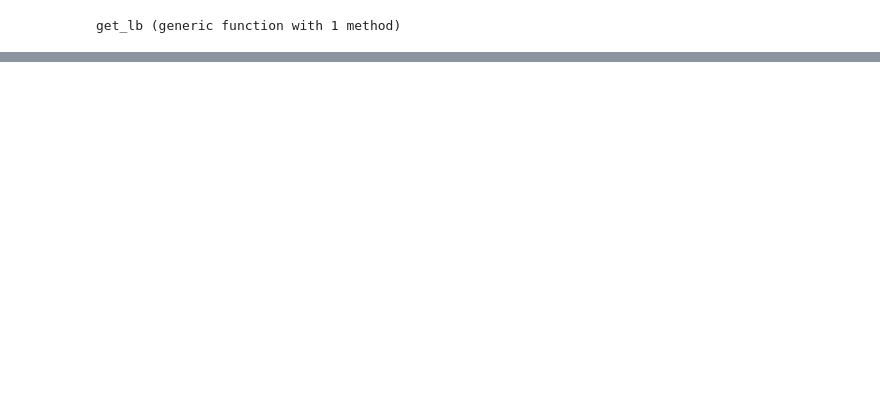
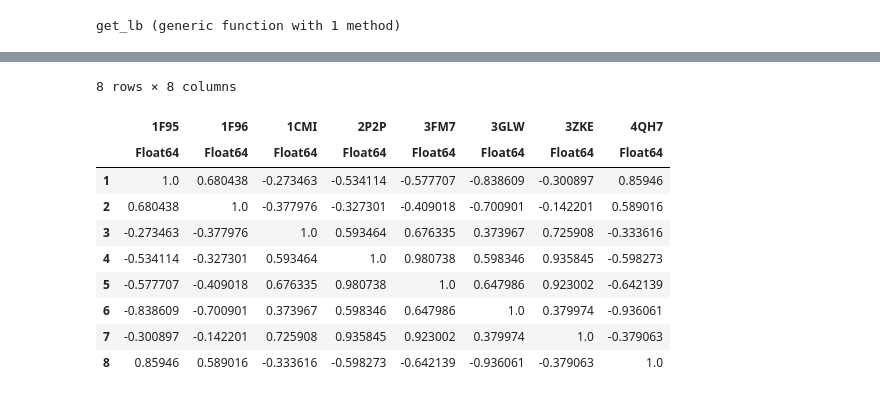
Before and after one commit to pgbarletta/old_dynein, a Jupyter notebook: src/wall_nma_lc8.ipynb, the cells around one changed output, grey strips where cells are left out. Drawn from its saved outputs; the diff is of its cells as text; code cells hidden in the pictures; blank space fills up the shorter version.

Commit message:
Data analyisis on both TcTex and LC8 new results.

```diff
--- a/src/wall_nma_lc8.ipynb
+++ b/src/wall_nma_lc8.ipynb
@@ -389,0 +392,16 @@ plot!(us_lb,
+# %%
+# IC 2PG1
+res_ic_lc8_c = collect(171:179)
+res_ic_lc8_d = collect(180:188)
+res_ic_lc8_2x_c = collect(171:177)
+res_ic_lc8_2x_d = collect(178:184)
+res_ic_lc8_4q_c = collect(167:175)
+res_ic_lc8_4q_d = collect(176:184)
+
+
+res_ic_lc8_c_3 = JUMD.triple(res_ic_lc8_c)
+res_ic_lc8_d_3 = JUMD.triple(res_ic_lc8_d)
+res_ic_lc8_2x_c_3 = JUMD.triple(res_ic_lc8_2x_c)
+res_ic_lc8_2x_d_3 = JUMD.triple(res_ic_lc8_2x_d)
+res_ic_lc8_4q_c_3 = JUMD.triple(res_ic_lc8_4q_c)
+res_ic_lc8_4q_d_3 = JUMD.triple(res_ic_lc8_4q_d)
@@ -389,0 +524,34 @@ plot!(us_lb,
+# %%
+i = 1
+v_15lb = modes_15lb[res_ic_lc8_c_3, i] ./ norm(modes_15lb[res_ic_lc8_c_3, i])
+v_16lb = modes_16lb[res_ic_lc8_c_3, i] ./ norm(modes_16lb[res_ic_lc8_c_3, i])
+v_1clb = modes_1clb[res_ic_lc8_c_3, i] ./ norm(modes_1clb[res_ic_lc8_c_3, i])
+v_2plb = modes_2plb[res_ic_lc8_c_3, i] ./ norm(modes_2plb[res_ic_lc8_c_3, i])
+v_3flb = modes_3flb[res_ic_lc8_c_3, i] ./ norm(modes_3flb[res_ic_lc8_c_3, i])
+v_3glb = modes_3glb[res_ic_lc8_c_3, i] ./ norm(modes_3glb[res_ic_lc8_c_3, i])
+v_3zlb = modes_3zlb[res_ic_lc8_c_3, i] ./ norm(modes_3zlb[res_ic_lc8_c_3, i])
+v_4qlb = modes_4qlb[res_ic_lc8_4q_c_3, i] ./ norm(modes_4qlb[res_ic_lc8_4q_c_3, i])
+
+v_all = hcat(v_15lb, v_16lb, v_1clb, v_2plb, v_3flb, v_3glb, v_3zlb, v_4qlb);
+
+df_dot_lc8_ic_c = DataFrame(transpose(v_all) * v_all)
+rename!(df_dot_lc8_ic_c, :x1 => Symbol("1F95"))
+rename!(df_dot_lc8_ic_c, :x2 => Symbol("1F96"))
+rename!(df_dot_lc8_ic_c, :x3 => Symbol("1CMI"))
+rename!(df_dot_lc8_ic_c, :x4 => Symbol("2P2P"))
+rename!(df_dot_lc8_ic_c, :x5 => Symbol("3FM7"))
+rename!(df_dot_lc8_ic_c, :x6 => Symbol("3GLW"))
+rename!(df_dot_lc8_ic_c, :x7 => Symbol("3ZKE"))
+rename!(df_dot_lc8_ic_c, :x8 => Symbol("4QH7"))
+# %% [output]
+8 rows × 8 columns
+|  | 1F95 | 1F96 | 1CMI | 2P2P | 3FM7 | 3GLW | 3ZKE | 4QH7 |
+|  | Float64 | Float64 | Float64 | Float64 | Float64 | Float64 | Float64 | Float64 |
+| 1 | 1.0 | 0.680438 | -0.273463 | -0.534114 | -0.577707 | -0.838609 | -0.300897 | 0.85946 |
+| 2 | 0.680438 | 1.0 | -0.377976 | -0.327301 | -0.409018 | -0.700901 | -0.142201 | 0.589016 |
+| 3 | -0.273463 | -0.377976 | 1.0 | 0.593464 | 0.676335 | 0.373967 | 0.725908 | -0.333616 |
+| 4 | -0.534114 | -0.327301 | 0.593464 | 1.0 | 0.980738 | 0.598346 | 0.935845 | -0.598273 |
+| 5 | -0.577707 | -0.409018 | 0.676335 | 0.980738 | 1.0 | 0.647986 | 0.923002 | -0.642139 |
+| 6 | -0.838609 | -0.700901 | 0.373967 | 0.598346 | 0.647986 | 1.0 | 0.379974 | -0.936061 |
+| 7 | -0.300897 | -0.142201 | 0.725908 | 0.935845 | 0.923002 | 0.379974 | 1.0 | -0.379063 |
+| 8 | 0.85946 | 0.589016 | -0.333616 | -0.598273 | -0.642139 | -0.936061 | -0.379063 | 1.0 |
```
Also changed, not shown: parts of 12 cells of this notebook, 1 other file.
